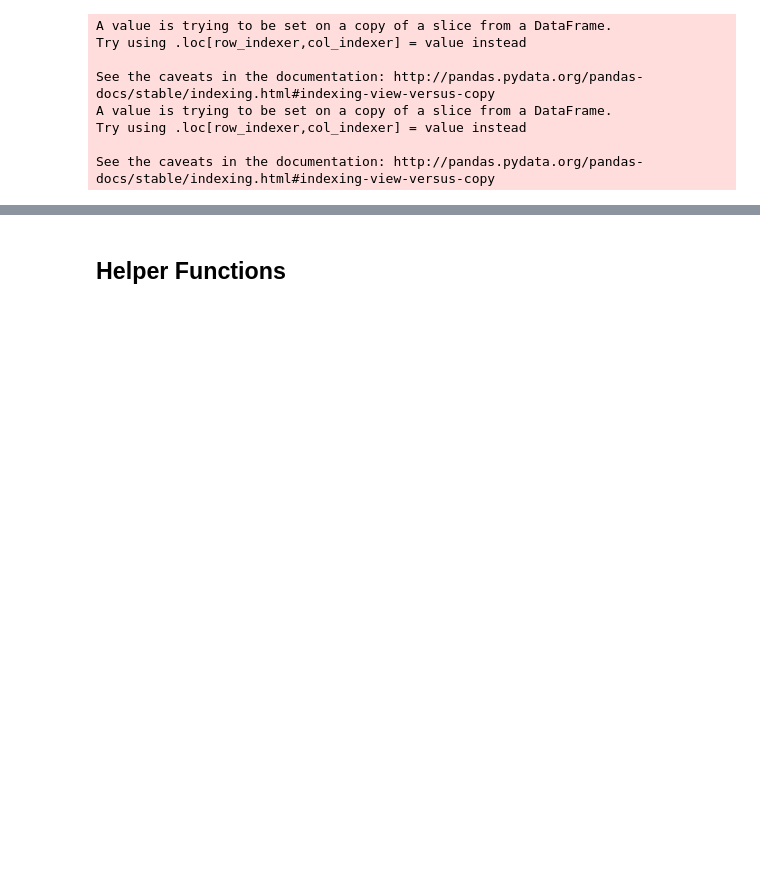
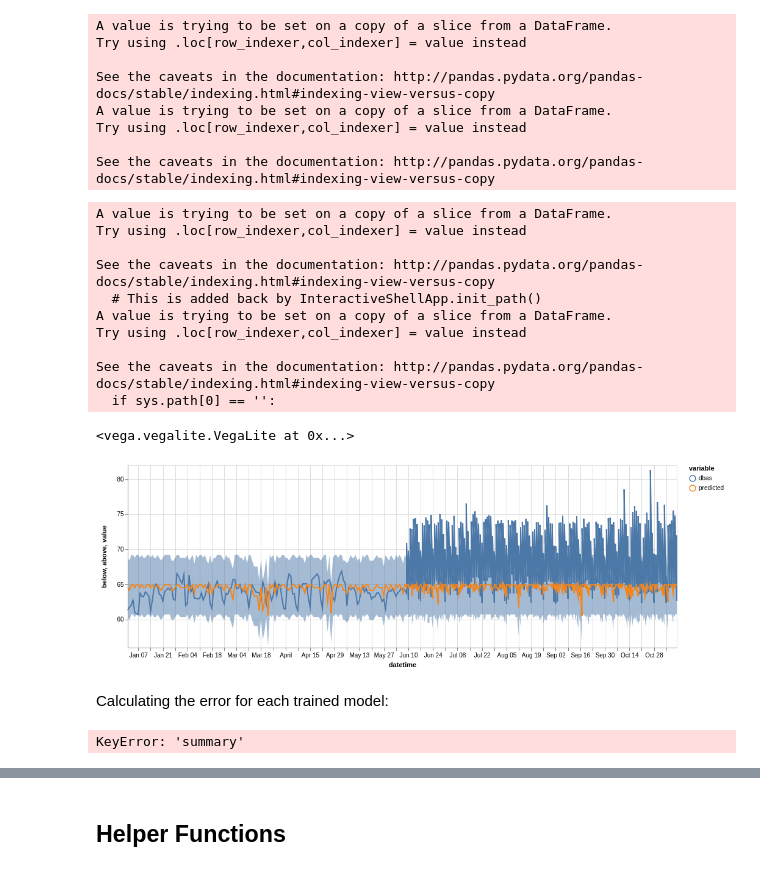
Before and after one commit to joaorulff/splmodeling, a Jupyter notebook: model/311_Model.ipynb, the cells around one changed output, grey strips where cells are left out. Cells and saved outputs as stored; diff of their text form; code cells hidden in the pictures; blank space fills up the shorter version.

Commit message:
311 model

```diff
--- a/model/311_Model.ipynb
+++ b/model/311_Model.ipynb
@@ -46,4 +101,5 @@ selectedsensors = [ "sonycnode-b827eb0fedda.sonyc",
 # %%
+unique_dataset = pd.DataFrame()
 dataset = {}
 
 f = open(metadata_file)
@@ -57,34 +113,33 @@ for line in f:
     if s in selectedsensors:
 
         print('sensorID: ', s)
+        dataset[s] = {}
 
         # creating empty timeseries
         df_timeseries = pd.DataFrame()
-        df_timeseries['datetime'] = pd.date_range('2018-01-01', '2018-12-31', freq="1h")
+        df_timeseries['datetime'] = pd.date_range('2018-01-01', '2018-12-31', freq="1d")
         df_timeseries.set_index(['datetime'], inplace = True)
 
         # reading sensor data
         sensorData = pd.read_pickle(datapath + s + '.pkl')
         sensorData['dbas'] = sensorData['sum'] / sensorData['count']
+        sensorData = sensorData.resample('1D').agg({'dbas': 'mean'})
 
         # filtering noise complaints
         noiseComplaints_temp = noiseComplaints.to_crs({'init':'epsg:3857'})
         noiseComplaints_temp = spatialJoin(lat, lon, s, noiseComplaints_temp)
-        noiseComplaints_temp = noiseComplaints_temp.resample('H').agg({'Descriptor': 'count'})
+        dataset[s]['nComplaints'] = noiseComplaints_temp.shape[0]
+        noiseComplaints_temp = noiseComplaints_temp.resample('1D').agg({'Descriptor': 'count'})
         noiseComplaints_temp.rename({'Descriptor':'noise'}, inplace=True)
 
         ## adding noise and dbas to the dataframe
         df_timeseries['noise'] = noiseComplaints_temp
         df_timeseries['dbas'] = sensorData[['dbas']]
 
-        # adding cos and sin to the dataframe
-        df_timeseries['hour'] = df_timeseries.index.hour
-        df_timeseries['hour_sin'] = np.sin(df_timeseries['hour'])
-        df_timeseries['hour_cos'] = np.cos(df_timeseries['hour'])
-
         ## adding to the dictionary
-        dataset[s] = {}
         df_timeseries = df_timeseries.dropna(subset=['dbas'])
         df_timeseries['noise'].fillna(0, inplace=True)
         dataset[s]['training'] = df_timeseries.dropna(subset=['dbas'])
+
+        unique_dataset = unique_dataset.append(dataset[s]['training'])
 # %% [output]
@@ -134,3 +198,51 @@ A value is trying to be set on a copy of a slice from a DataFrame.
 Try using .loc[row_indexer,col_indexer] = value instead
 
 See the caveats in the documentation: http://pandas.pydata.org/pandas-docs/stable/indexing.html#indexing-view-versus-copy
+# %%
+# for sensor in dataset.keys():
+
+
+# plot_poster = dataset[sensor]['summary']
+# plot_poster['below'] = plot_poster['predicted'] - plot_poster['std_dev']
+# plot_poster['above'] = plot_poster['predicted'] + plot_poster['std_dev']
+
+# plot_timeseries(plot_poster[['dbas', 'predicted']], plot_poster[['below', 'above']], 'title')
+
+plot_poster = unique_summary
+plot_poster['below'] = plot_poster['predicted'] - plot_poster['std_dev']
+plot_poster['above'] = plot_poster['predicted'] + plot_poster['std_dev']
+
+plot_timeseries(plot_poster[['dbas', 'predicted']], plot_poster[['below', 'above']], 'title')
+# %% [output]
+A value is trying to be set on a copy of a slice from a DataFrame.
+Try using .loc[row_indexer,col_indexer] = value instead
+
+See the caveats in the documentation: http://pandas.pydata.org/pandas-docs/stable/indexing.html#indexing-view-versus-copy
+  # This is added back by InteractiveShellApp.init_path()
+A value is trying to be set on a copy of a slice from a DataFrame.
+Try using .loc[row_indexer,col_indexer] = value instead
+
+See the caveats in the documentation: http://pandas.pydata.org/pandas-docs/stable/indexing.html#indexing-view-versus-copy
+  if sys.path[0] == '':
+<vega.vegalite.VegaLite at 0x...>
+[figure, added]
+# %% [markdown]
+Calculating the error for each trained model:
+# %%
+## dataframe to pick the least error
+models_performance = pd.DataFrame()
+
+for sensor in dataset:
+    ## calculating error for each row
+    dataset[sensor]['summary']['error'] = abs(dataset[sensor]['summary']['dbas'] - dataset[sensor]['summary']['predicted'])
+
+    ## overall error
+    overall_error = dataset[sensor]['summary']['error'].mean()
+    nOfComplaints = dataset[sensor]['nComplaints']
+
+    models_performance = models_performance.append({
+        'sensor': sensor,
+        'error': overall_error,
+        'complaints': nOfComplaints}, ignore_index = True)
+# %% [output]
+KeyError: 'summary'
```
Also changed, not shown: parts of 19 cells of this notebook.
